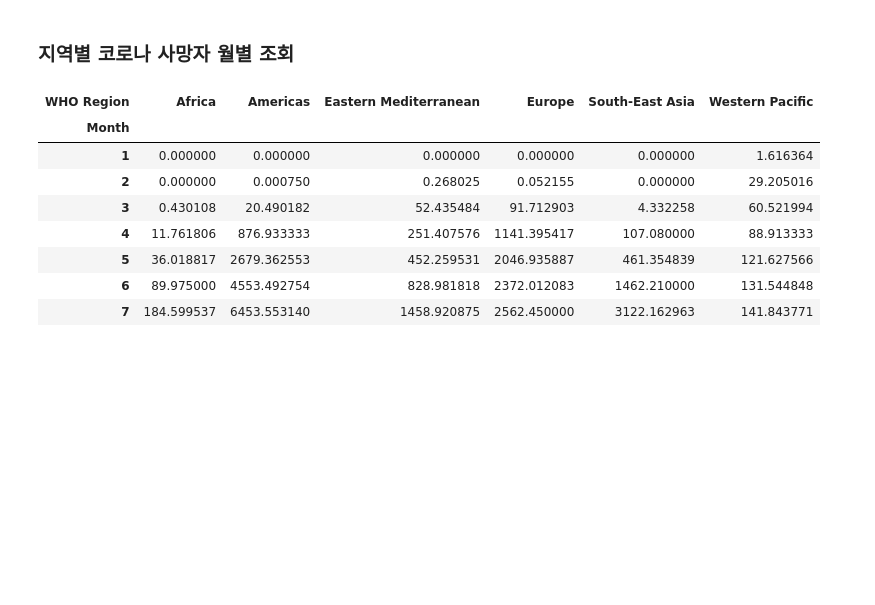
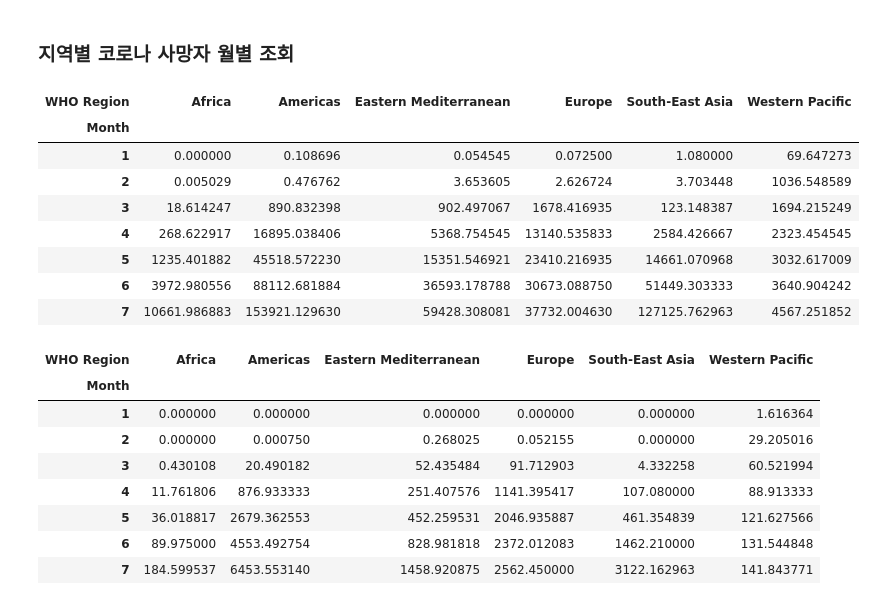
Before and after one commit to boramkim0514/110, a Jupyter notebook: Global_COVID_19_Impact.ipynb, the cells around one changed output. Saved outputs shown, nothing was run; the diff lists cells and outputs as text; code cells hidden in the pictures; blank space fills up the shorter version.

```diff
--- a/Global_COVID_19_Impact.ipynb
+++ b/Global_COVID_19_Impact.ipynb
@@ -426,6 +431,22 @@ pivot
 #     columns="WHO Region",
 #     values='Deaths')
 # pivot.head(20)
+# %%
+pd.pivot_table(
+    df, #사용할 데이터 프레임
+    index=["Month"],  #나라별로 보고 싶어서 선택한 인덱스 #날짜
+    columns="WHO Region",  #규모구분의 값인 WHO Region 컬럼명이 됨  #확진자
+    values="Confirmed") #확진자 수   #사망자
+# %% [output]
+| WHO Region | Africa | Americas | Eastern Mediterranean | Europe | South-East Asia | Western Pacific |
+| Month |  |  |  |  |  |  |
+| 1 | 0.000000 | 0.108696 | 0.054545 | 0.072500 | 1.080000 | 69.647273 |
+| 2 | 0.005029 | 0.476762 | 3.653605 | 2.626724 | 3.703448 | 1036.548589 |
+| 3 | 18.614247 | 890.832398 | 902.497067 | 1678.416935 | 123.148387 | 1694.215249 |
+| 4 | 268.622917 | 16895.038406 | 5368.754545 | 13140.535833 | 2584.426667 | 2323.454545 |
+| 5 | 1235.401882 | 45518.572230 | 15351.546921 | 23410.216935 | 14661.070968 | 3032.617009 |
+| 6 | 3972.980556 | 88112.681884 | 36593.178788 | 30673.088750 | 51449.303333 | 3640.904242 |
+| 7 | 10661.986883 | 153921.129630 | 59428.308081 | 37732.004630 | 127125.762963 | 4567.251852 |
 # %%
 pd.pivot_table(
     df, #사용할 데이터 프레임
```
Also changed, not shown: parts of 17 cells of this notebook.
